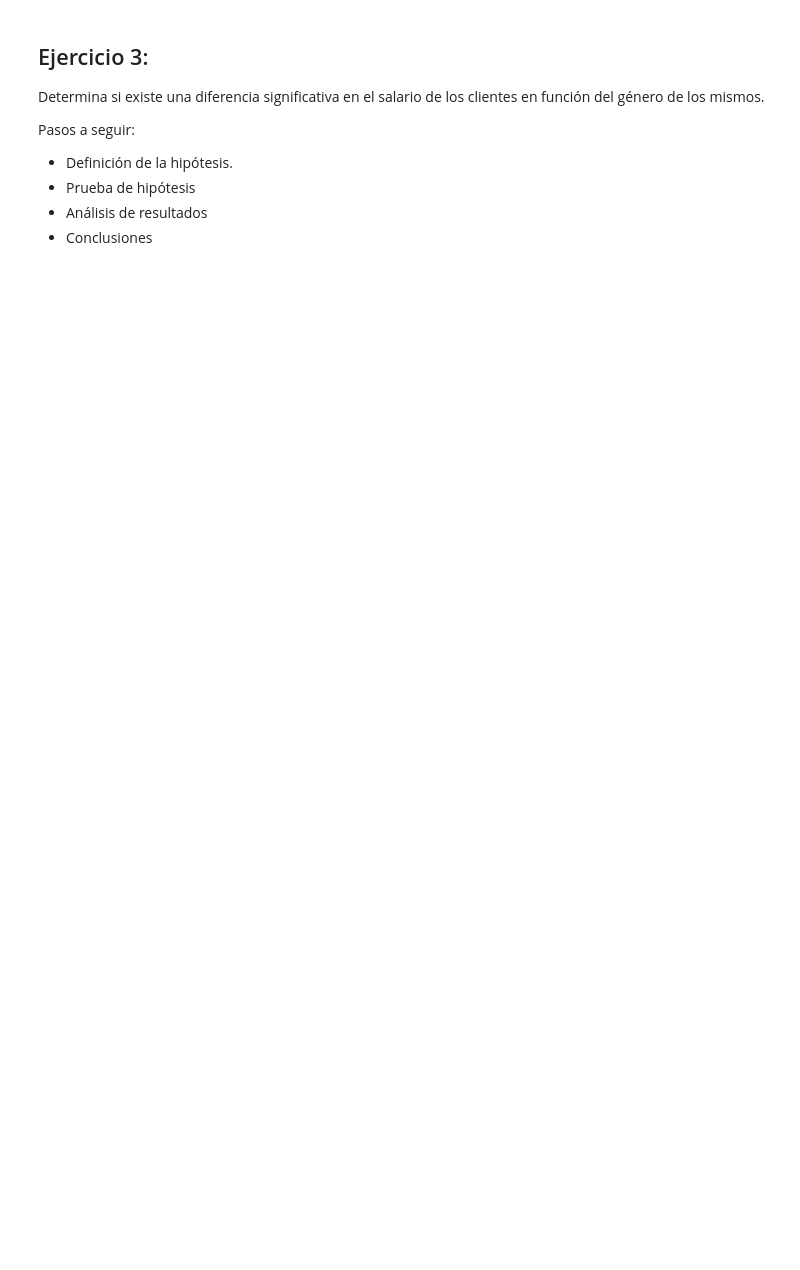
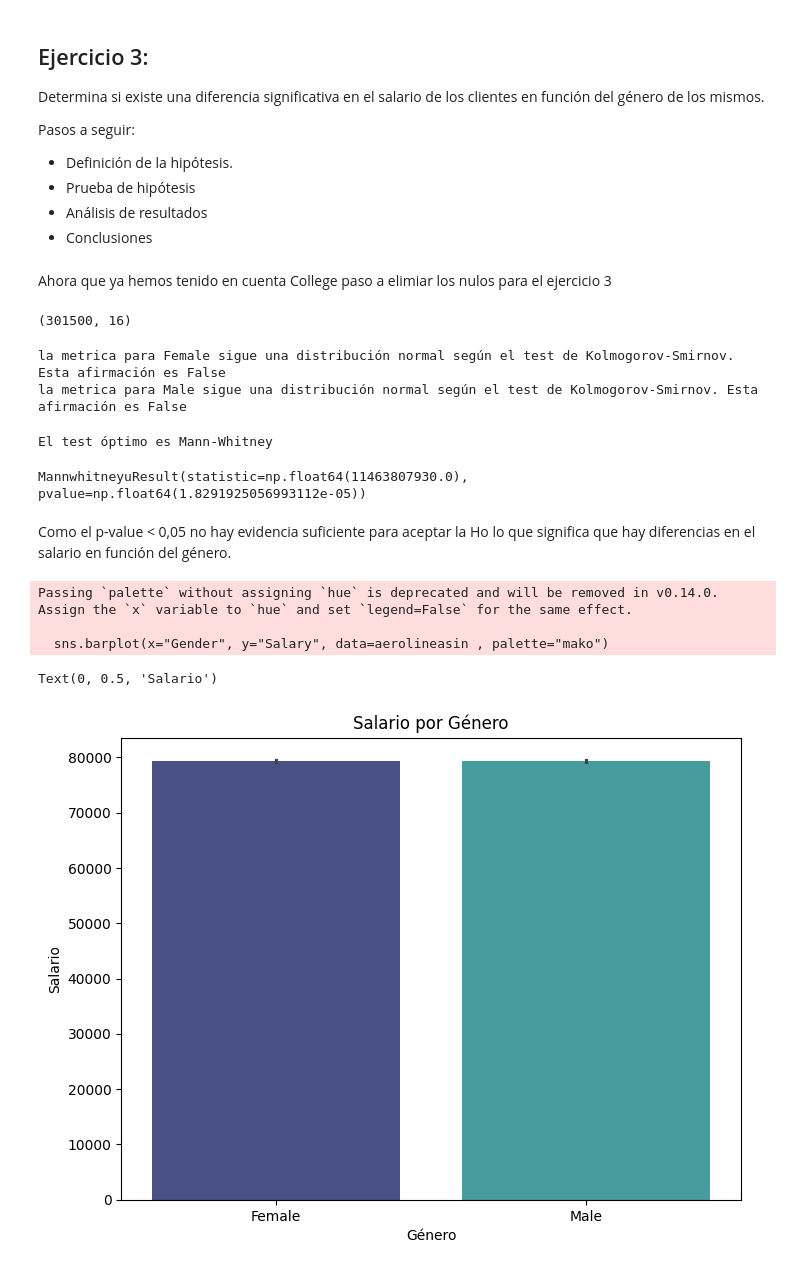
Before and after one commit to jgilsu11/laboratorio-modulo6-leccion04-1-ab-testing-no-param, a Jupyter notebook: laboratorio-modulo6-leccion04-1-ab-testing-no-param.ipynb, the cells around one changed output. Cells and saved outputs as stored; diff of their text form; code cells hidden in the pictures; blank space fills up the shorter version.

```diff
--- a/laboratorio-modulo6-leccion04-1-ab-testing-no-param.ipynb
+++ b/laboratorio-modulo6-leccion04-1-ab-testing-no-param.ipynb
@@ -192,3 +267,36 @@ Pasos a seguir:
    - Prueba de hipótesis
    - Análisis de resultados
    - Conclusiones
+# %% [markdown]
+Ahora que ya hemos tenido en cuenta College paso a elimiar los nulos para el ejercicio 3
+# %%
+aerolineasin=aerolinea.dropna()
+# %%
+aerolineasin.shape
+# %% [output]
+(301500, 16)
+# %%
+f.usar_kolmogorov(aerolineasin,"Gender" , "Salary")
+# %% [output]
+la metrica para Female sigue una distribución normal según el test de Kolmogorov-Smirnov. Esta afirmación es False
+la metrica para Male sigue una distribución normal según el test de Kolmogorov-Smirnov. Esta afirmación es False
+# %%
+lista_datos=f.crear_df_grupo(aerolineasin,"Gender","Salary")
+f.elegir_test(lista_datos,dependencia=False)
+# %% [output]
+El test óptimo es Mann-Whitney
+MannwhitneyuResult(statistic=np.float64(11463807930.0), pvalue=np.float64(1.8291925056993112e-05))
+# %% [markdown]
+Como el p-value < 0,05 no hay evidencia suficiente para aceptar la Ho lo que significa que hay diferencias en el salario en función del género.
+# %%
+plt.figure(figsize=(8,6))
+sns.barplot(x="Gender", y="Salary", data=aerolineasin , palette="mako")
+plt.title("Salario por Género")
+plt.xlabel("Género")
+plt.ylabel("Salario")
+# %% [output]
+Passing `palette` without assigning `hue` is deprecated and will be removed in v0.14.0. Assign the `x` variable to `hue` and set `legend=False` for the same effect.
+
+  sns.barplot(x="Gender", y="Salary", data=aerolineasin , palette="mako")
+Text(0, 0.5, 'Salario')
+[figure, added]
```
Also changed, not shown: parts of 20 cells of this notebook, 1 other file.
